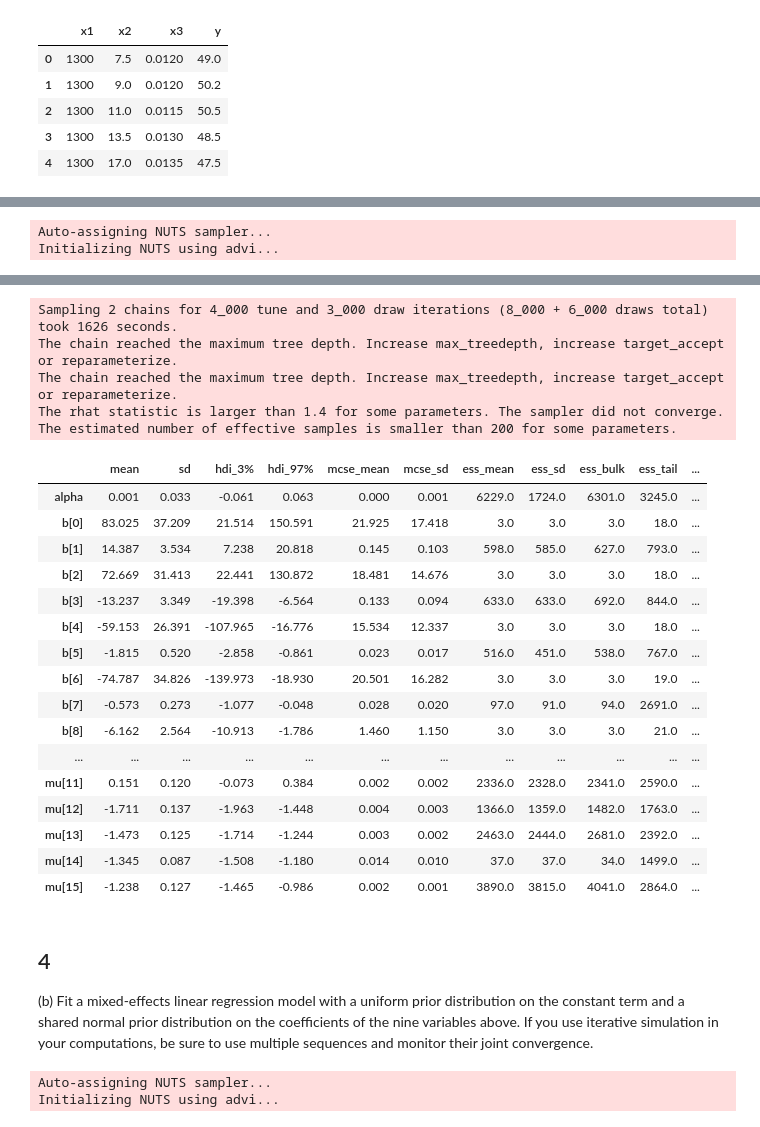
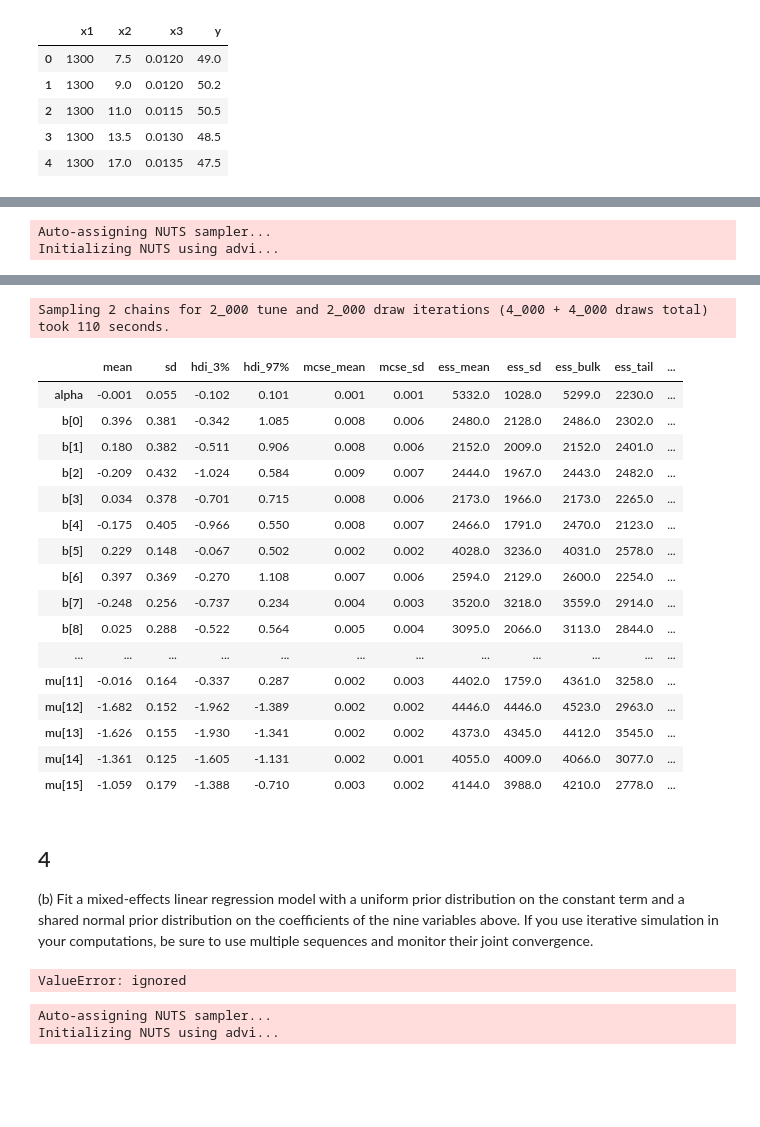
Before and after one commit to lwerth/INFO510, a Jupyter notebook: info510_hmwk4_question2.ipynb, the cells around one changed output, grey strips where cells are left out. Saved outputs shown, nothing was run; the diff lists cells and outputs as text; code cells hidden in the pictures; blank space fills up the shorter version.

```diff
--- a/info510_hmwk4_question2.ipynb
+++ b/info510_hmwk4_question2.ipynb
@@ -85,21 +85,21 @@ print(variables)
 # %%
+#vari = theano.shared(chem_var.loc[:,'x1':'x3_2'].values)
+  # sigma = pm.HalfCauchy('sigma', 5)
+  # b = pm.Flat('b', shape =9)
+
 with pm.Model() as ord_model:
+  # parameter proirs
   alpha = pm.Normal('alpha', 0, .2) # for some reason I set the alpha to 1 and it was taking much longer than I needed, hopefully .2 works
-  # sigma = pm.HalfCauchy('sigma', 5)
   sigma = pm.Exponential('sigma', 1)
+  b = pm.Normal('b', 0, .5, shape=9) #use for each explanatory variable - I had this at 1 and it was KILLING my sampling!!
 
-  vari = theano.shared(chem_var.loc[:,'x1':'x3_2'].values)
-
-  # b = pm.Flat('b', shape =9)
-  b = pm.Normal('b', 0, 1, shape=9) #next attempt
-
+# Model equation and observation
   mu = pm.Deterministic('mu', alpha + b[0]*chem_var.x1 + b[1]*chem_var.x2 + b[2]*chem_var.x3 + b[3]*chem_var.x1x2 +  b[4]*chem_var.x1x3 + b[5]*chem_var.x2x3 + b[6]*chem_var.x1_2 + b[7]*chem_var.x2_2 + b[8]*chem_var.x3_2)
-
   y = pm.Normal('y', mu, sigma, observed=chem_var.y) #chem_var.y
 # %%
 #played around with different tune and target acceptance rates
 with ord_model:
-    trace_1 = pm.sample(3000,  init='advi', cores = 2, tune=4000, target_accept = .97)
+    trace_1 = pm.sample(2000,  init='advi', cores = 2, tune=2000, target_accept = .95)
     trace_1_sum = pm.summary(trace_1)
 
 trace_1_sum
@@ -112,28 +112,24 @@ Interrupted at 7,499 [3%]: Average Loss = 58.521
 Multiprocess sampling (2 chains in 2 jobs)
 NUTS: [b, sigma, alpha]
 [interactive output not drawn]
-Sampling 2 chains for 4_000 tune and 3_000 draw iterations (8_000 + 6_000 draws total) took 1626 seconds.
-The chain reached the maximum tree depth. Increase max_treedepth, increase target_accept or reparameterize.
-The chain reached the maximum tree depth. Increase max_treedepth, increase target_accept or reparameterize.
-The rhat statistic is larger than 1.4 for some parameters. The sampler did not converge.
-The estimated number of effective samples is smaller than 200 for some parameters.
+Sampling 2 chains for 2_000 tune and 2_000 draw iterations (4_000 + 4_000 draws total) took 110 seconds.
 |  | mean | sd | hdi_3% | hdi_97% | mcse_mean | mcse_sd | ess_mean | ess_sd | ess_bulk | ess_tail | ... |
-| alpha | 0.001 | 0.033 | -0.061 | 0.063 | 0.000 | 0.001 | 6229.0 | 1724.0 | 6301.0 | 3245.0 | ... |
-| b[0] | 83.025 | 37.209 | 21.514 | 150.591 | 21.925 | 17.418 | 3.0 | 3.0 | 3.0 | 18.0 | ... |
-| b[1] | 14.387 | 3.534 | 7.238 | 20.818 | 0.145 | 0.103 | 598.0 | 585.0 | 627.0 | 793.0 | ... |
-| b[2] | 72.669 | 31.413 | 22.441 | 130.872 | 18.481 | 14.676 | 3.0 | 3.0 | 3.0 | 18.0 | ... |
-| b[3] | -13.237 | 3.349 | -19.398 | -6.564 | 0.133 | 0.094 | 633.0 | 633.0 | 692.0 | 844.0 | ... |
-| b[4] | -59.153 | 26.391 | -107.965 | -16.776 | 15.534 | 12.337 | 3.0 | 3.0 | 3.0 | 18.0 | ... |
-| b[5] | -1.815 | 0.520 | -2.858 | -0.861 | 0.023 | 0.017 | 516.0 | 451.0 | 538.0 | 767.0 | ... |
-| b[6] | -74.787 | 34.826 | -139.973 | -18.930 | 20.501 | 16.282 | 3.0 | 3.0 | 3.0 | 19.0 | ... |
-| b[7] | -0.573 | 0.273 | -1.077 | -0.048 | 0.028 | 0.020 | 97.0 | 91.0 | 94.0 | 2691.0 | ... |
-| b[8] | -6.162 | 2.564 | -10.913 | -1.786 | 1.460 | 1.150 | 3.0 | 3.0 | 3.0 | 21.0 | ... |
+| alpha | -0.001 | 0.055 | -0.102 | 0.101 | 0.001 | 0.001 | 5332.0 | 1028.0 | 5299.0 | 2230.0 | ... |
+| b[0] | 0.396 | 0.381 | -0.342 | 1.085 | 0.008 | 0.006 | 2480.0 | 2128.0 | 2486.0 | 2302.0 | ... |
+| b[1] | 0.180 | 0.382 | -0.511 | 0.906 | 0.008 | 0.006 | 2152.0 | 2009.0 | 2152.0 | 2401.0 | ... |
+| b[2] | -0.209 | 0.432 | -1.024 | 0.584 | 0.009 | 0.007 | 2444.0 | 1967.0 | 2443.0 | 2482.0 | ... |
+| b[3] | 0.034 | 0.378 | -0.701 | 0.715 | 0.008 | 0.006 | 2173.0 | 1966.0 | 2173.0 | 2265.0 | ... |
+| b[4] | -0.175 | 0.405 | -0.966 | 0.550 | 0.008 | 0.007 | 2466.0 | 1791.0 | 2470.0 | 2123.0 | ... |
+| b[5] | 0.229 | 0.148 | -0.067 | 0.502 | 0.002 | 0.002 | 4028.0 | 3236.0 | 4031.0 | 2578.0 | ... |
+| b[6] | 0.397 | 0.369 | -0.270 | 1.108 | 0.007 | 0.006 | 2594.0 | 2129.0 | 2600.0 | 2254.0 | ... |
+| b[7] | -0.248 | 0.256 | -0.737 | 0.234 | 0.004 | 0.003 | 3520.0 | 3218.0 | 3559.0 | 2914.0 | ... |
+| b[8] | 0.025 | 0.288 | -0.522 | 0.564 | 0.005 | 0.004 | 3095.0 | 2066.0 | 3113.0 | 2844.0 | ... |
 | ... | ... | ... | ... | ... | ... | ... | ... | ... | ... | ... | ... |
-| mu[11] | 0.151 | 0.120 | -0.073 | 0.384 | 0.002 | 0.002 | 2336.0 | 2328.0 | 2341.0 | 2590.0 | ... |
-| mu[12] | -1.711 | 0.137 | -1.963 | -1.448 | 0.004 | 0.003 | 1366.0 | 1359.0 | 1482.0 | 1763.0 | ... |
-| mu[13] | -1.473 | 0.125 | -1.714 | -1.244 | 0.003 | 0.002 | 2463.0 | 2444.0 | 2681.0 | 2392.0 | ... |
-| mu[14] | -1.345 | 0.087 | -1.508 | -1.180 | 0.014 | 0.010 | 37.0 | 37.0 | 34.0 | 1499.0 | ... |
-| mu[15] | -1.238 | 0.127 | -1.465 | -0.986 | 0.002 | 0.001 | 3890.0 | 3815.0 | 4041.0 | 2864.0 | ... |
+| mu[11] | -0.016 | 0.164 | -0.337 | 0.287 | 0.002 | 0.003 | 4402.0 | 1759.0 | 4361.0 | 3258.0 | ... |
+| mu[12] | -1.682 | 0.152 | -1.962 | -1.389 | 0.002 | 0.002 | 4446.0 | 4446.0 | 4523.0 | 2963.0 | ... |
+| mu[13] | -1.626 | 0.155 | -1.930 | -1.341 | 0.002 | 0.002 | 4373.0 | 4345.0 | 4412.0 | 3545.0 | ... |
+| mu[14] | -1.361 | 0.125 | -1.605 | -1.131 | 0.002 | 0.001 | 4055.0 | 4009.0 | 4066.0 | 3077.0 | ... |
+| mu[15] | -1.059 | 0.179 | -1.388 | -0.710 | 0.003 | 0.002 | 4144.0 | 3988.0 | 4210.0 | 2778.0 | ... |
 # %% [markdown]
 ## 4
 (b) Fit a mixed-effects linear regression model with a uniform prior distribution on the constant term and a shared normal prior distribution on the coefficients of the nine variables above. If you use iterative simulation in your computations, be sure to use multiple sequences and monitor their joint convergence.
@@ -141,18 +137,20 @@ The estimated number of effective samples is smaller than 200 for some parameter
 var_idx = OrdinalEncoder(dtype = np.int64).fit_transform(chem_var[['x1']])
 
 with pm.Model() as hierarchical_mdl:
-  alpha = pm.Flat('alpha') #noninformative priors 1
-  sigma = pm.Flat('sigma')
+  alpha = pm.Normal('alpha', .2) #noninformative priors 1
+  sigma = pm.HalfCauchy('sigma', 1)
   tau_delta = pm.Flat('tau_delta')
 
   temp = theano.shared(var_idx)
-  data = theano.shared(chem_var.loc[:, 'x2':'x3_2'].values)
-  beta = pm.Normal('beta', 0, 1, shape=8)
+  data = theano.shared(chem_var.loc[:, 'x1':'x3_2'].values)
+  beta = pm.Normal('beta', 0, .5, shape=9)
   delta = pm.Normal('delta', 0, tau_delta, shape = 16)
 
   mu = pm.Deterministic('mu', alpha + tt.dot(data, beta) + tt.dot(temp, delta)) #chem_var.x1, x1 is the constant variable in the dataset, it looks at 3 different types of temperatures
 
   y = pm.Normal('y', mu, sigma, observed = chem_var.y)
+# %% [output]
+ValueError: ignored
 # %%
 with hierarchical_mdl:
     trace_2 = pm.sample(2000,  init='advi', cores = 2, tune=4000, target_accept = .99)
```
Also changed, not shown: parts of 2 cells of this notebook.
